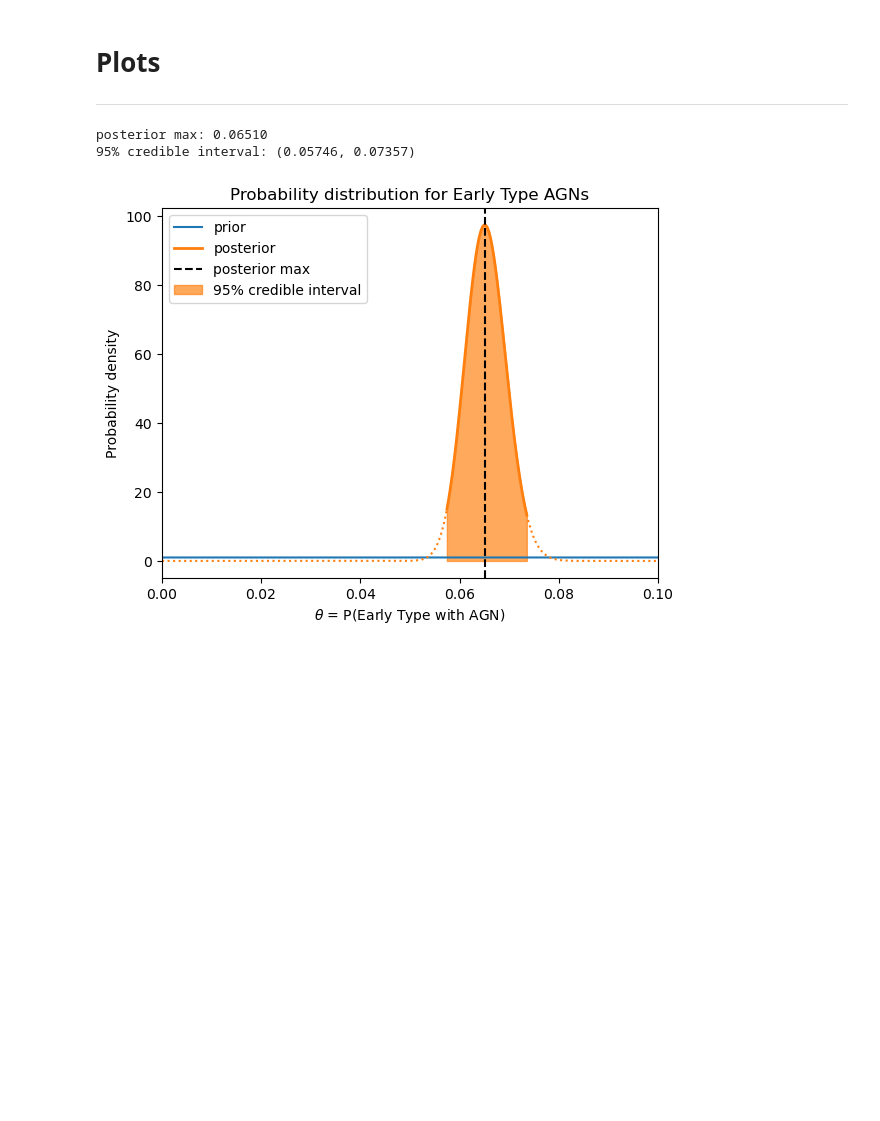
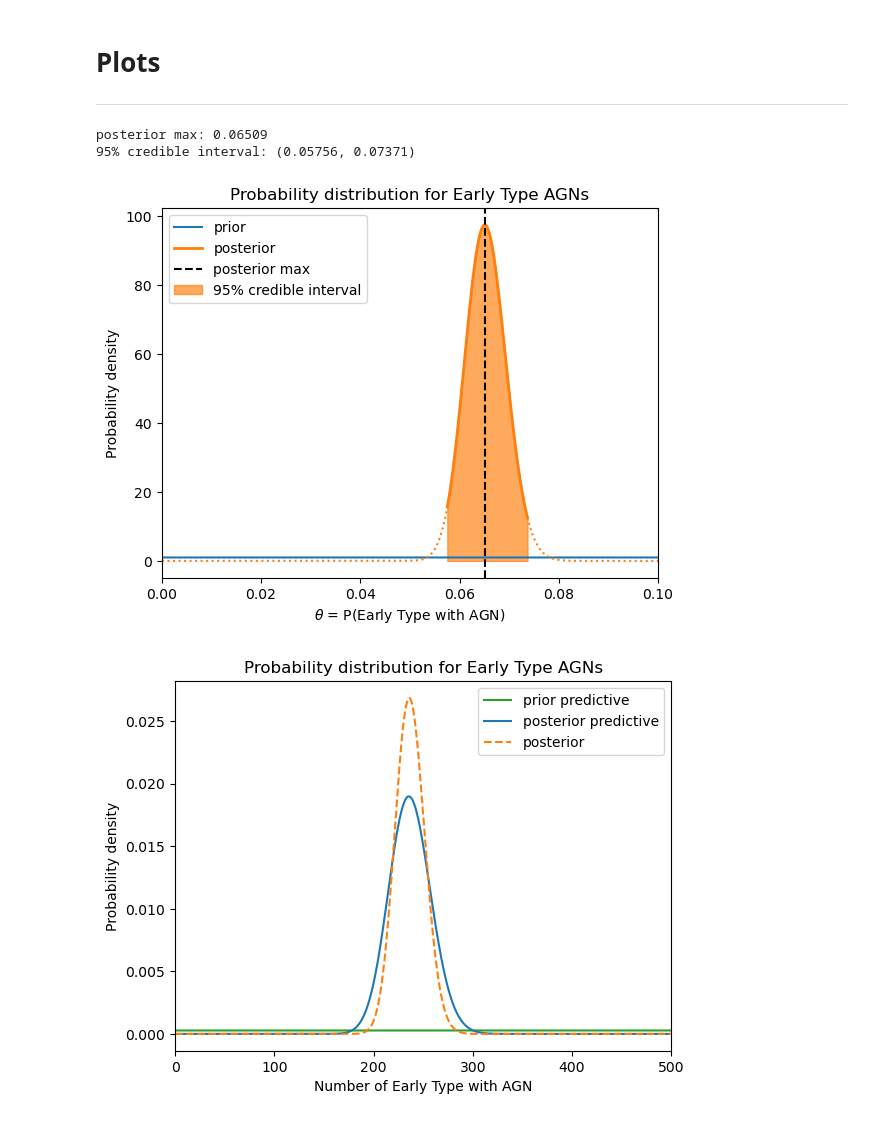
Before and after one commit to joh15016/AST-5731-Project, a Jupyter notebook: research_project_1.ipynb, the cells around one changed output. Cells and saved outputs as stored; diff of their text form; code cells hidden in the pictures; blank space fills up the shorter version.

Commit message:
add prior and posterior predictive generation

```diff
--- a/research_project_1.ipynb
+++ b/research_project_1.ipynb
@@ -132,14 +132,20 @@ def strl_approx(n):
     return (n*np.log(n) - n + np.log(np.pi)/2 +
             np.log(8*n**3 + 4*n**2 + n + 1/30)/6)
 
-def log_likelihood(x, theta, n):
+def likelihood(x, theta, n):
     log_comb = strl_approx(n) - strl_approx(x) - strl_approx(n - x)
-    return log_comb + x*np.log(theta) + (n-x)*np.log(1 - theta)
+    return np.exp(log_comb + x*np.log(theta) + (n-x)*np.log(1 - theta))
 
 def posterior(theta, x, n, a, b):
-    post_dist = np.exp(log_likelihood(x, theta, n)) * prior(theta, a, b)
+    post_dist = likelihood(x, theta, n) * prior(theta, a, b)
     evidence = trapezoid(post_dist, theta)
     return post_dist / evidence
+
+def prior_predictive(x, theta, n, a, b):
+    return trapezoid(likelihood(x[:, None], theta, n) * prior(theta, a, b), theta)
+
+def post_predictive(x, X, theta, n, a, b):
+    return trapezoid(likelihood(x[:, None], theta, n) * posterior(theta, X, n, a, b), theta)
 
 def weighted_quantile(data, weights, q):
     cdf = (np.cumsum(weights) - 0.5*weights) / np.sum(weights)
@@ -158,35 +164,48 @@ q_lv = weighted_quantile(theta, post_dist, 0.025)
 q_uv = weighted_quantile(theta, post_dist, 0.975)
 lv_ind = np.argmin(theta < q_lv) + 1
 uv_ind = np.argmax(theta > q_uv) - 1
 mid_inds = np.logical_and(theta > q_lv, theta < q_uv)
 
 # Compute posterior maximum and 95% credible interval
 print(f'posterior max: {theta[np.argmax(post_dist)]:.5f}')
 print(f'95% credible interval: ({theta[lv_ind]:.5f}, {theta[uv_ind]:.5f})')
 
 # Plot posterior distribution
 plt.figure()
 plt.plot(theta, prior(theta, a, b), label='prior')
 plt.plot(theta[mid_inds], post_dist[mid_inds],
          linewidth=2, color='C1', label='posterior')
 plt.plot(theta[:lv_ind+1], post_dist[:lv_ind+1],
          linestyle=':', linewidth=1.5, color='C1')
 plt.plot(theta[uv_ind-1:], post_dist[uv_ind-1:],
          linestyle=':', linewidth=1.5, color='C1')
 plt.axvline(theta[np.argmax(post_dist)], color='k',
             linestyle='--', label='posterior max')
 plt.fill_between(theta[mid_inds], post_dist[mid_inds], alpha=0.67,
                  label='95% credible interval', color='C1')
 plt.title('Probability distribution for Early Type AGNs')
 plt.xlabel(r'$\theta$ = P(Early Type with AGN)')
 plt.ylabel('Probability density')
 plt.xlim(0.0, 0.1)
 plt.legend()
 plt.show()
+
+x_cutoff = 500
+x_new = np.arange(1, x_cutoff)
+plt.plot(x_new, prior_predictive(x_new, theta, n, a, b), label='prior predictive', color='C2')
+plt.plot(x_new, post_predictive(x_new, x, theta, n, a, b), label='posterior predictive', color='C0')
+plt.plot(theta*n, post_dist/trapezoid(post_dist, theta*n), label='posterior', linestyle='--', color='C1')
+plt.title('Probability distribution for Early Type AGNs')
+plt.xlabel('Number of Early Type with AGN')
+plt.ylabel('Probability density')
+plt.xlim(0, x_cutoff)
+plt.legend()
+plt.show()
 # %% [output]
-posterior max: 0.06510
-95% credible interval: (0.05746, 0.07357)
+posterior max: 0.06509
+95% credible interval: (0.05756, 0.07371)
 [figure]
+[figure, added]
 # %%
 # Sample theta from uniform distribution and compute posterior
 N_samples = 100000
```
Also changed, not shown: parts of 2 cells of this notebook.
